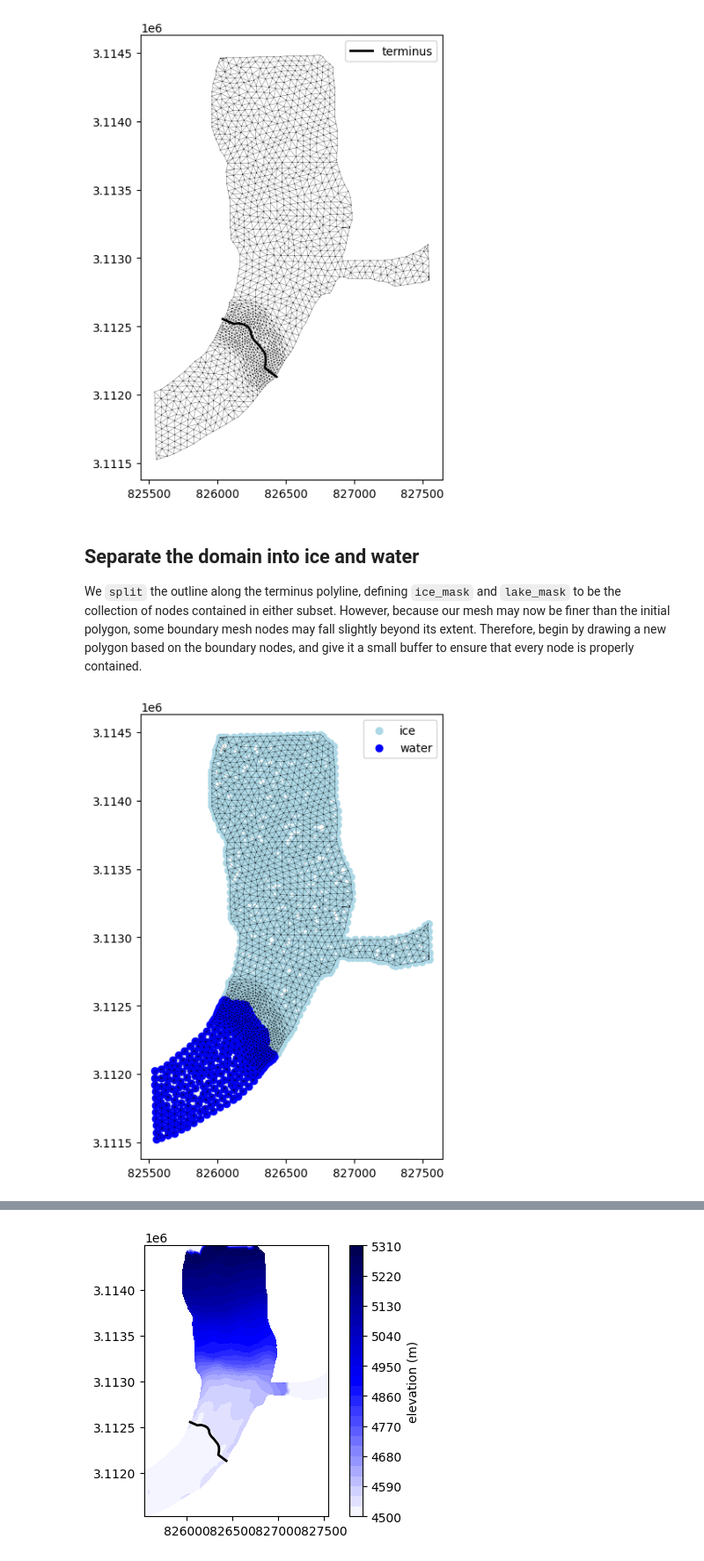
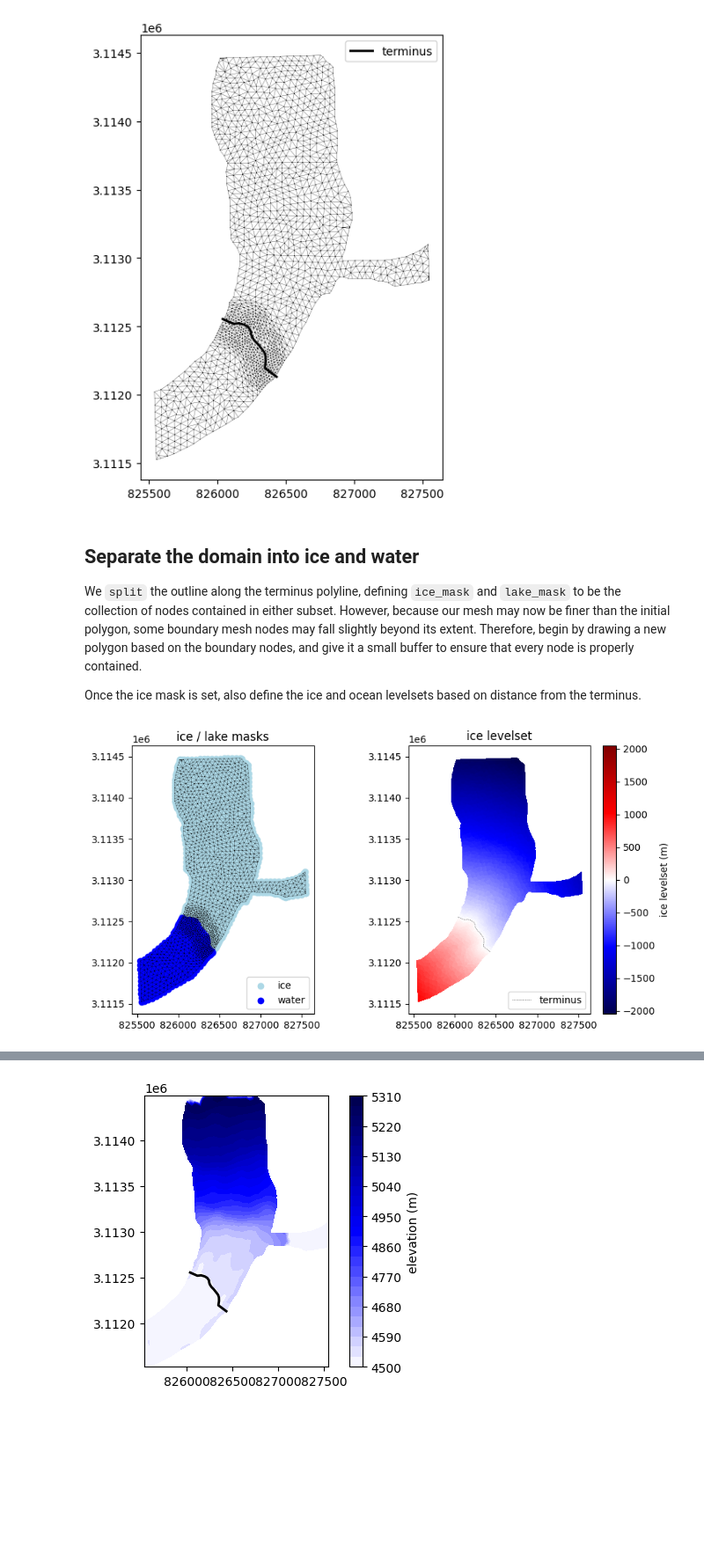
Before and after one commit to chrismiele/glimmer, a Jupyter notebook: issm/mesh_luggye.ipynb, the cells around one changed output, grey strips where cells are left out. Shown at 88% size. Saved outputs shown, nothing was run; the diff lists cells and outputs as text; code cells hidden in the pictures; blank space fills up the shorter version.

````diff
--- a/issm/mesh_luggye.ipynb
+++ b/issm/mesh_luggye.ipynb
@@ -123,26 +124,63 @@ plt.show()
 ## Separate the domain into ice and water
 
 We ```split``` the outline along the terminus polyline, defining ```ice_mask``` and ```lake_mask``` to be the collection of nodes contained in either subset. However, because our mesh may now be finer than the initial polygon, some boundary mesh nodes may fall slightly beyond its extent. Therefore, begin by drawing a new polygon based on the boundary nodes, and give it a small buffer to ensure that every node is properly contained.
+
+Once the ice mask is set, also define the ice and ocean levelsets based on distance from the terminus.
 # %%
+###################################
+### update the boundary polygon ###
+###################################
+
 node_ids = md.mesh.segments[:, 0] - 1 #first, need to create a new polygon
 boundary_coords = np.column_stack((mx[node_ids], my[node_ids])) #which actually covers each node
 poly = Polygon(boundary_coords).buffer(1.0) #and give it a buffer to ensure containment of all boundary nodes
+
+
+####################################
+### separate into ice/lake masks ###
+####################################
 
 parts = split(poly, terminus) #then, split it across the terminus
 Ω_1, Ω_2 = parts.geoms
 
 ice_mask = contains(Ω_1, mx, my) #(I only know which is which by trial and error)
 lake_mask = contains(Ω_2, mx, my)
 md.mask.ice_mask = ice_mask.copy()
 md.mask.ocean_mask = lake_mask.copy()
 
-fig, ax = plt.subplots(figsize = (7, 7)) #plot by node to ensure that we've actually captured the boundary
-ax.scatter(mx[ice_mask], my[ice_mask], color = 'lightblue', label = 'ice')
-ax.scatter(mx[lake_mask], my[lake_mask], color = 'blue', label = 'water')
-ax.triplot(mx, my, elts, linewidth=0.2, color='k')
-plt.legend()
-ax.set_aspect('equal')
+########################
+### create levelsets ###
+########################
+
+ϕ_ice = distance(points(mx, my), terminus)
+ϕ_ice[ice_mask] *= -1
+md.mask.ice_levelset = ϕ_ice.copy()
+md.mask.ocean_levelset = -ϕ_ice.copy()
+
+############
+### plot ###
+############
+
+ϕ_max = np.max(np.abs(md.mask.ice_levelset))
+norm = TwoSlopeNorm(vmin = -ϕ_max, vcenter = 0, vmax = ϕ_max)
+fig, (ax1, ax2) = plt.subplots(1, 2, figsize = (10, 5))
+
+ax1.scatter(mx[ice_mask], my[ice_mask], color = 'lightblue', label = 'ice')
+ax1.scatter(mx[lake_mask], my[lake_mask], color = 'blue', label = 'water')
+ax1.triplot(mx, my, elts, linewidth = 0.2, color = 'k')
+ax1.set_aspect('equal')
+ax1.legend()
+ax1.set_title('ice / lake masks')
+
+ϕ_plot = ax2.tripcolor(mx, my, elts, md.mask.ice_levelset, norm = norm, cmap = 'seismic')
+ax2.plot(tx, ty, 'k', linewidth = 0.5, linestyle = 'dotted', label = 'terminus')
+ax2.set_aspect('equal')
+ax2.legend()
+ax2.set_title('ice levelset')
+cbar = fig.colorbar(ϕ_plot, ax = ax2)
+cbar.set_label('ice levelset (m)')
+
 plt.show()
 # %% [output]
-[figure, old version]
+[figure, new version]
 # %% [markdown]
````
Also changed, not shown: parts of 7 cells of this notebook.
